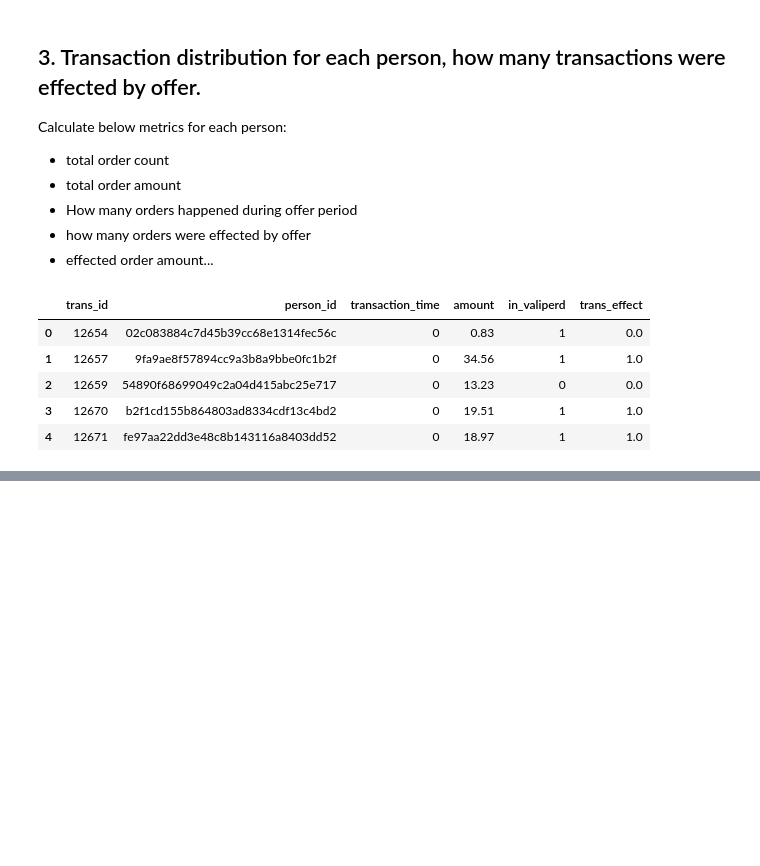
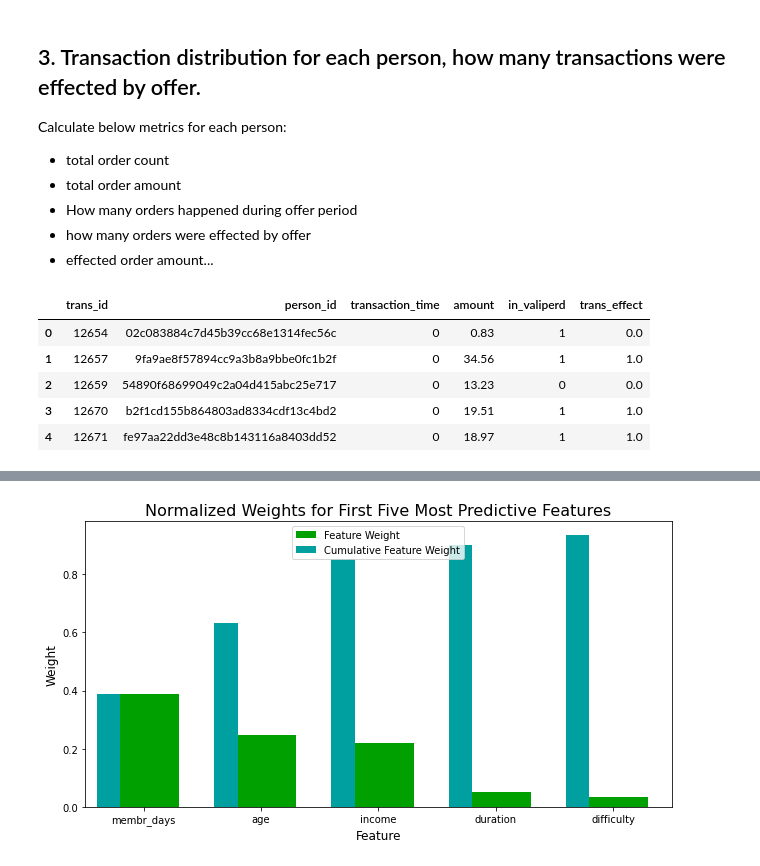
Before and after one commit to VickieL/DSND_Starbucks_Project, a Jupyter notebook: Starbucks_Capstone_notebook.ipynb, the cells around one changed output, grey strips where cells are left out. Saved outputs shown, nothing was run; the diff lists cells and outputs as text; code cells hidden in the pictures; blank space fills up the shorter version.

```diff
--- a/Starbucks_Capstone_notebook.ipynb
+++ b/Starbucks_Capstone_notebook.ipynb
@@ -475,0 +756,14 @@ user_summary.to_excel('user_summary.xlsx')
+# %%
+#### 1.2.5 Extracting Feature Importance (Optional)
+#       看看哪些feature是重要的
+
+# Train the supervised model on the training set using .fit(X_train, y_train)
+model = RandomForestClassifier(random_state = 1).fit(X_train, y_train)
+
+# Extract the feature importances using .feature_importances_
+importances = model.feature_importances_
+
+# Plot
+vs.feature_plot(importances, X_train, y_train)
+# %% [output]
+[figure, added]
```
Also changed, not shown: parts of 26 cells of this notebook, 1 other file.
